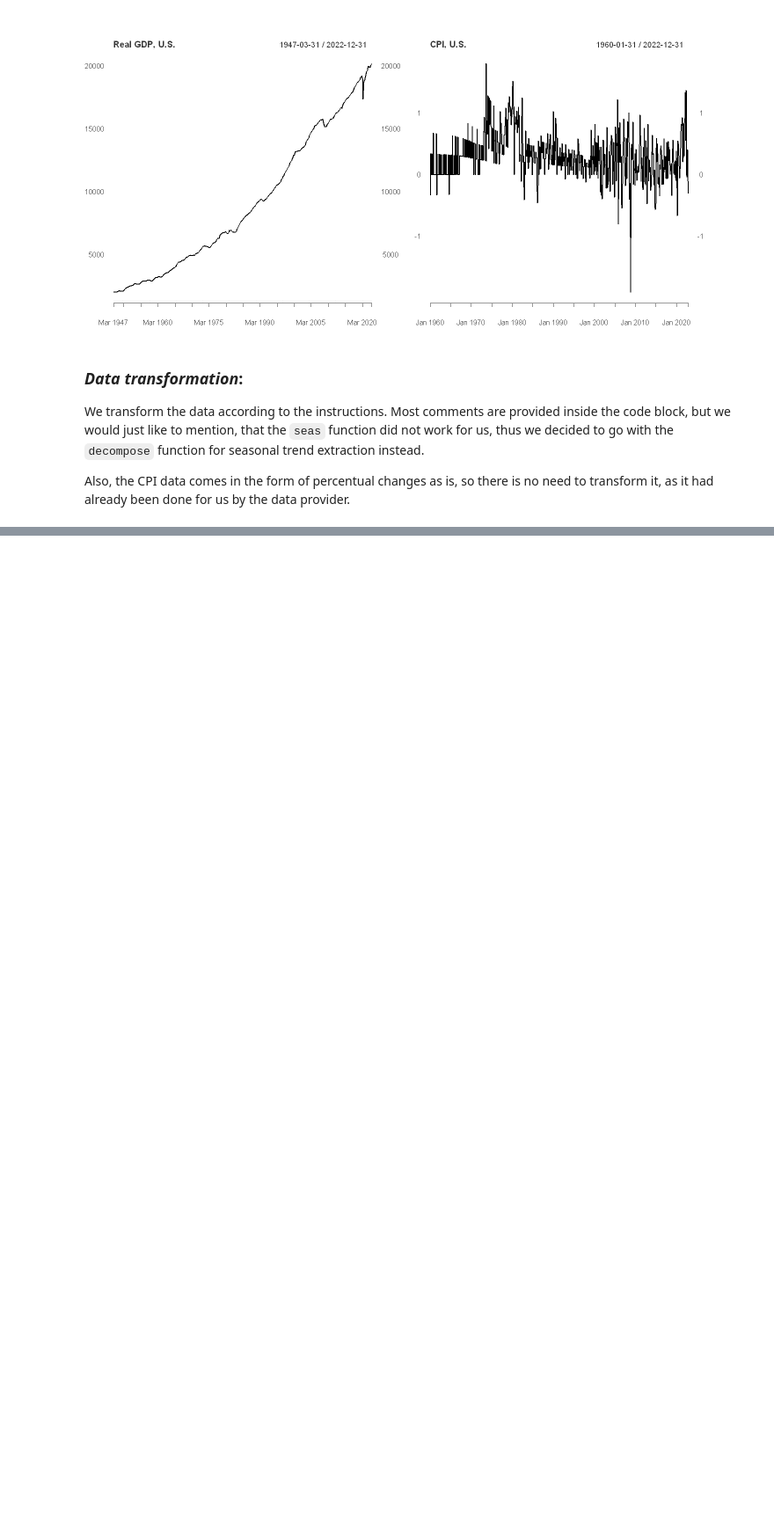
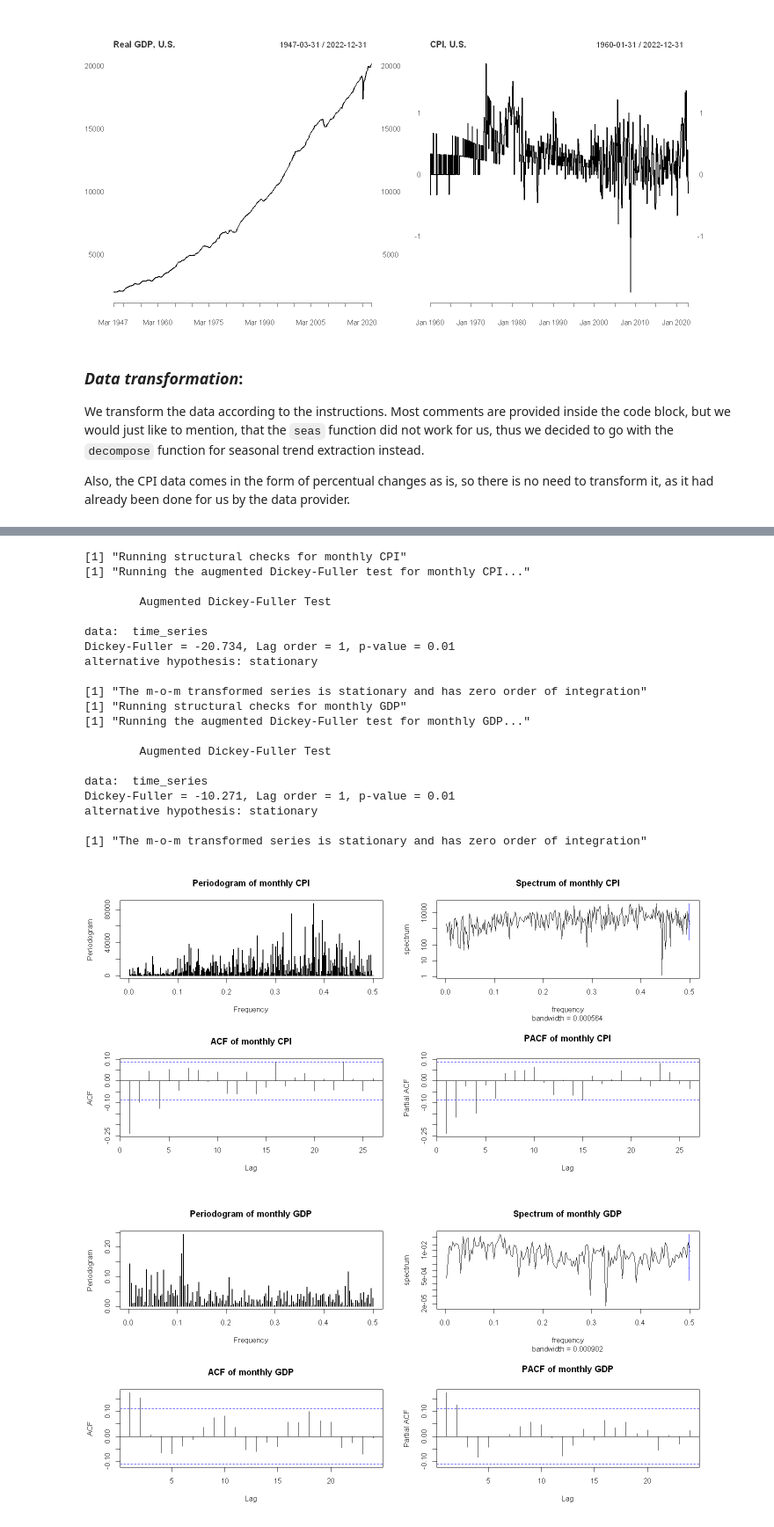
Before and after one commit to PetrCala/macro_tools_term_paper, a Jupyter notebook: code/cala_termpaper_main.ipynb, the cells around one changed output, grey strips where cells are left out. Shown at 88% size. Saved outputs shown, nothing was run; the diff lists cells and outputs as text; code cells hidden in the pictures; blank space fills up the shorter version.

Commit message:
Polished data transformation, added structural validation, outlined new structure

```diff
--- a/code/cala_termpaper_main.ipynb
+++ b/code/cala_termpaper_main.ipynb
@@ -180,0 +143,28 @@ ERROR: Error in plot.window(c(1, 10), c(NaN, NaN)): need finite 'ylim' values
+# %%
+# Run various structural checks using a compact function (for details see the source R script)
+par(mfrow=c(2,2))
+runStructuralChecks(cpi_mom_change, "monthly CPI")
+runStructuralChecks(gdp_mom_change, "monthly GDP")
+# %% [output]
+[1] "Running structural checks for monthly CPI"
+[1] "Running the augmented Dickey-Fuller test for monthly CPI..."
+
+        Augmented Dickey-Fuller Test
+
+data:  time_series
+Dickey-Fuller = -20.734, Lag order = 1, p-value = 0.01
+alternative hypothesis: stationary
+
+[1] "The m-o-m transformed series is stationary and has zero order of integration"
+[1] "Running structural checks for monthly GDP"
+[1] "Running the augmented Dickey-Fuller test for monthly GDP..."
+
+        Augmented Dickey-Fuller Test
+
+data:  time_series
+Dickey-Fuller = -10.271, Lag order = 1, p-value = 0.01
+alternative hypothesis: stationary
+
+[1] "The m-o-m transformed series is stationary and has zero order of integration"
+[figure, added]
+[figure, added]
```
Also changed, not shown: parts of 11 cells of this notebook, 3 other files.
